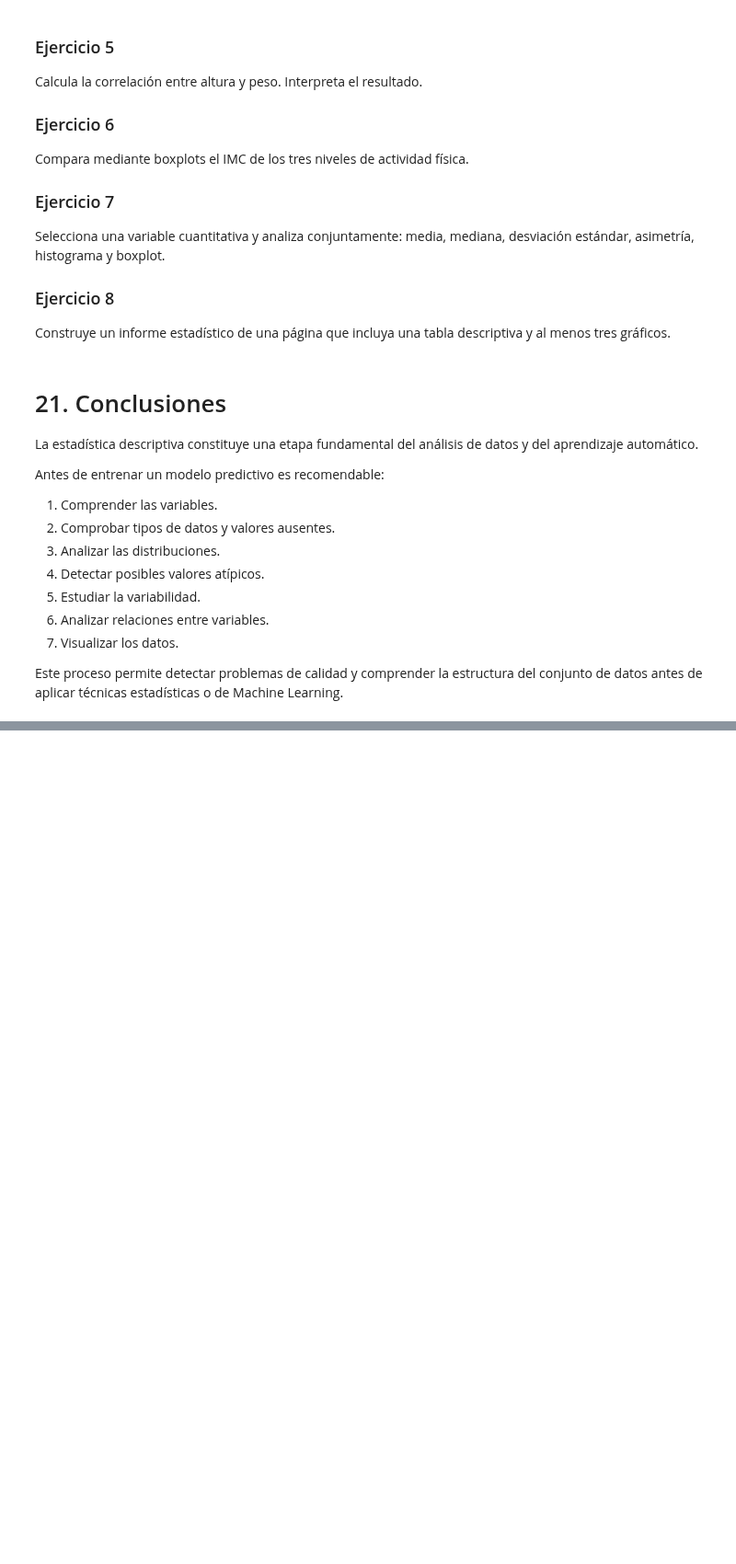
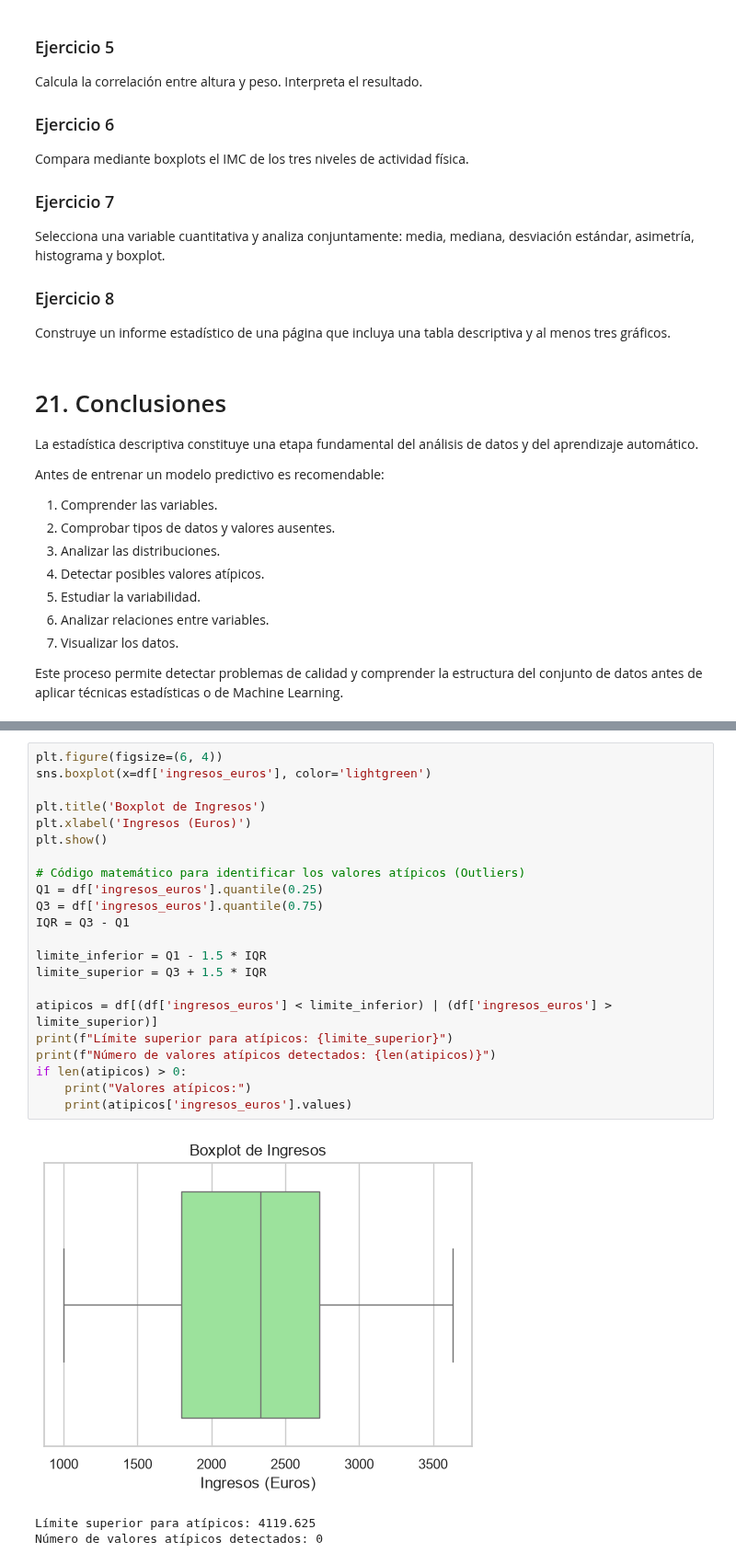
Before and after one commit to Turbostarow/IFCD107_fork, a Jupyter notebook: programacion/estadistica_descriptiva_jupyter/estadistica_descriptiva.ipynb, the cells around one changed output, grey strips where cells are left out. Shown at 92% size. Drawn from its saved outputs; the diff is of its cells as text; blank space fills up the shorter version.

```diff
--- a/programacion/estadistica_descriptiva_jupyter/estadistica_descriptiva.ipynb
+++ b/programacion/estadistica_descriptiva_jupyter/estadistica_descriptiva.ipynb
@@ -660,0 +720,26 @@ del conjunto de datos antes de aplicar técnicas estadísticas o de Machine Lear
+# %%
+plt.figure(figsize=(6, 4))
+sns.boxplot(x=df['ingresos_euros'], color='lightgreen')
+
+plt.title('Boxplot de Ingresos')
+plt.xlabel('Ingresos (Euros)')
+plt.show()
+
+# Código matemático para identificar los valores atípicos (Outliers)
+Q1 = df['ingresos_euros'].quantile(0.25)
+Q3 = df['ingresos_euros'].quantile(0.75)
+IQR = Q3 - Q1
+
+limite_inferior = Q1 - 1.5 * IQR
+limite_superior = Q3 + 1.5 * IQR
+
+atipicos = df[(df['ingresos_euros'] < limite_inferior) | (df['ingresos_euros'] > limite_superior)]
+print(f"Límite superior para atípicos: {limite_superior}")
+print(f"Número de valores atípicos detectados: {len(atipicos)}")
+if len(atipicos) > 0:
+    print("Valores atípicos:")
+    print(atipicos['ingresos_euros'].values)
+# %% [output]
+[figure, added]
+Límite superior para atípicos: 4119.625
+Número de valores atípicos detectados: 0
```
Also changed, not shown: parts of 10 cells of this notebook.
